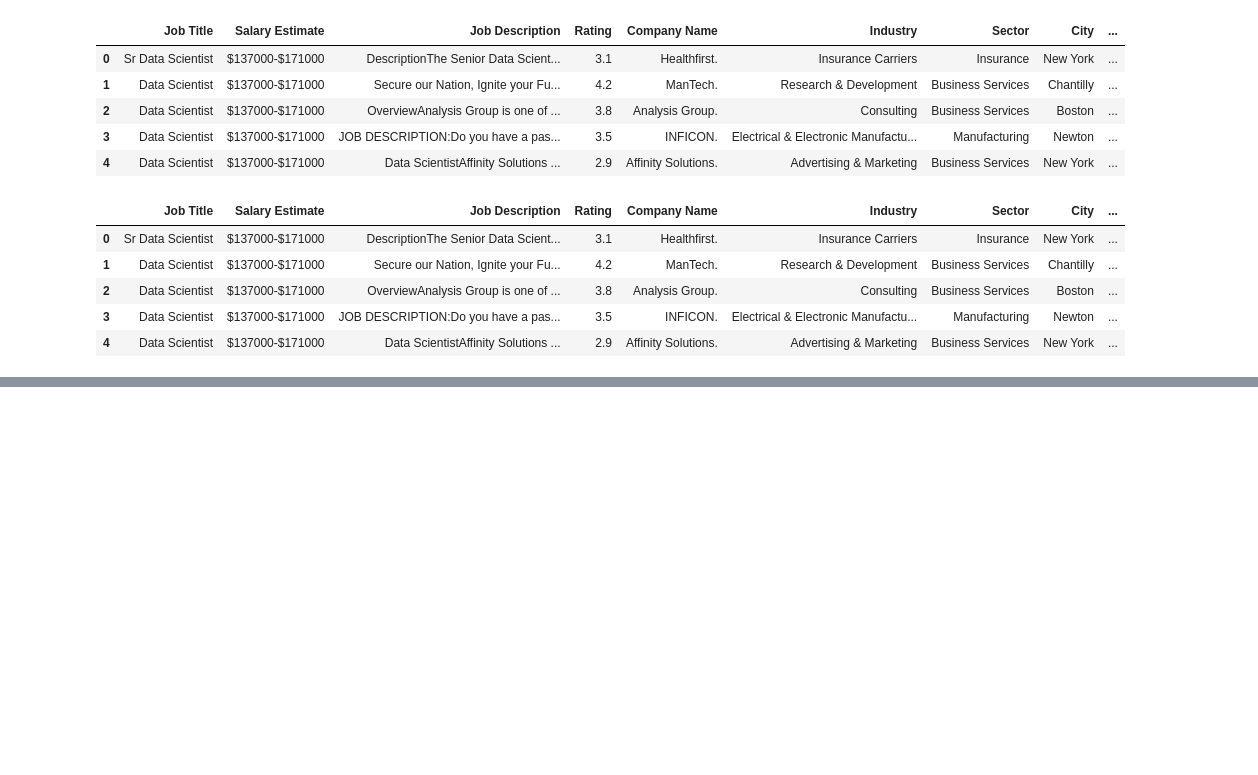
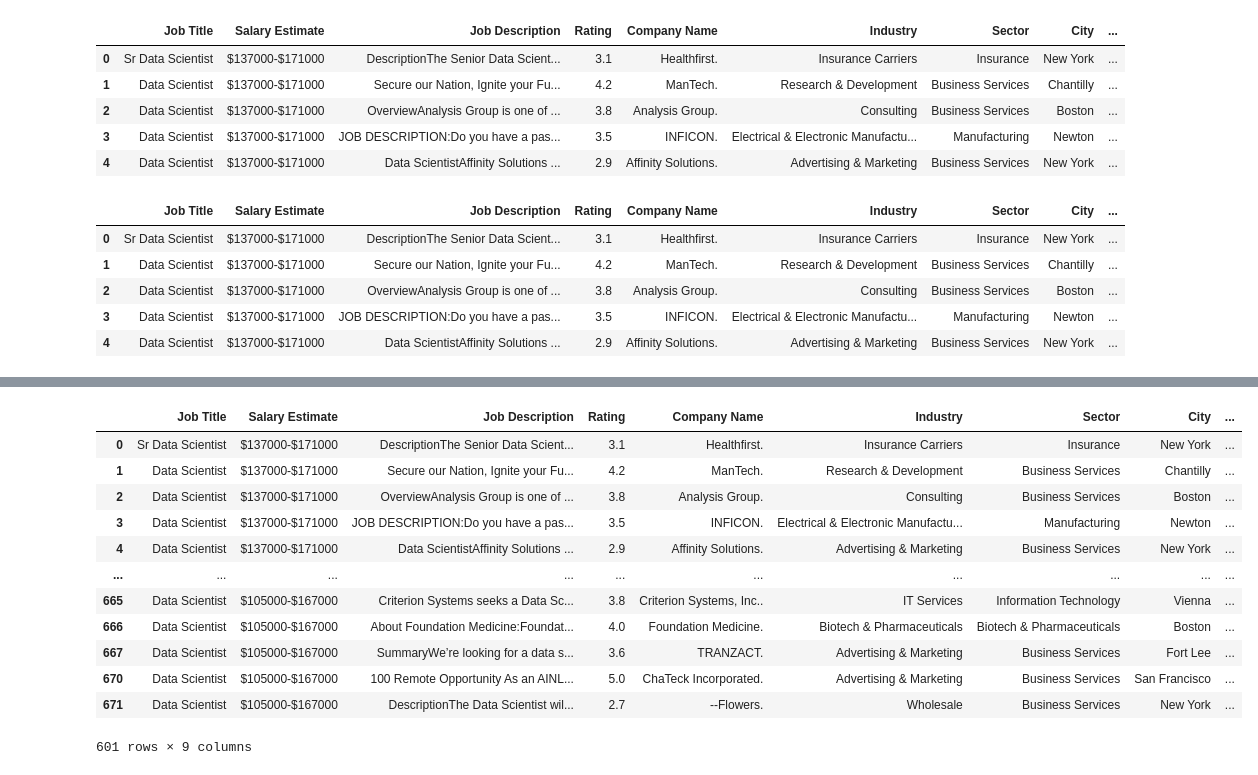
Before and after one commit to loisyu/Data-analysis-project, a Jupyter notebook: project1-ds-jobs.ipynb, the cells around one changed output, grey strips where cells are left out. Saved outputs shown, nothing was run; the diff lists cells and outputs as text; code cells hidden in the pictures; blank space fills up the shorter version.

```diff
--- a/project1-ds-jobs.ipynb
+++ b/project1-ds-jobs.ipynb
@@ -160,0 +239,19 @@ job_data.head()
+# %%
+job_data=job_data[job_data["Industry"].str.contains("-1") == False]
+# %%
+job_data=job_data[job_data["Sector"].str.contains("-1") == False]
+job_data
+# %% [output]
+|  | Job Title | Salary Estimate | Job Description | Rating | Company Name | Industry | Sector | City | ... |
+| 0 | Sr Data Scientist | $137000-$171000 | DescriptionThe Senior Data Scient... | 3.1 | Healthfirst. | Insurance Carriers | Insurance | New York | ... |
+| 1 | Data Scientist | $137000-$171000 | Secure our Nation, Ignite your Fu... | 4.2 | ManTech. | Research & Development | Business Services | Chantilly | ... |
+| 2 | Data Scientist | $137000-$171000 | OverviewAnalysis Group is one of ... | 3.8 | Analysis Group. | Consulting | Business Services | Boston | ... |
+| 3 | Data Scientist | $137000-$171000 | JOB DESCRIPTION:Do you have a pas... | 3.5 | INFICON. | Electrical & Electronic Manufactu... | Manufacturing | Newton | ... |
+| 4 | Data Scientist | $137000-$171000 | Data ScientistAffinity Solutions ... | 2.9 | Affinity Solutions. | Advertising & Marketing | Business Services | New York | ... |
+| ... | ... | ... | ... | ... | ... | ... | ... | ... | ... |
+| 665 | Data Scientist | $105000-$167000 | Criterion Systems seeks a Data Sc... | 3.8 | Criterion Systems, Inc.. | IT Services | Information Technology | Vienna | ... |
+| 666 | Data Scientist | $105000-$167000 | About Foundation Medicine:Foundat... | 4.0 | Foundation Medicine. | Biotech & Pharmaceuticals | Biotech & Pharmaceuticals | Boston | ... |
+| 667 | Data Scientist | $105000-$167000 | SummaryWe’re looking for a data s... | 3.6 | TRANZACT. | Advertising & Marketing | Business Services | Fort Lee | ... |
+| 670 | Data Scientist | $105000-$167000 | 100 Remote Opportunity As an AINL... | 5.0 | ChaTeck Incorporated. | Advertising & Marketing | Business Services | San Francisco | ... |
+| 671 | Data Scientist | $105000-$167000 | DescriptionThe Data Scientist wil... | 2.7 | --Flowers. | Wholesale | Business Services | New York | ... |
+601 rows × 9 columns
```
Also changed, not shown: parts of 11 cells of this notebook.
